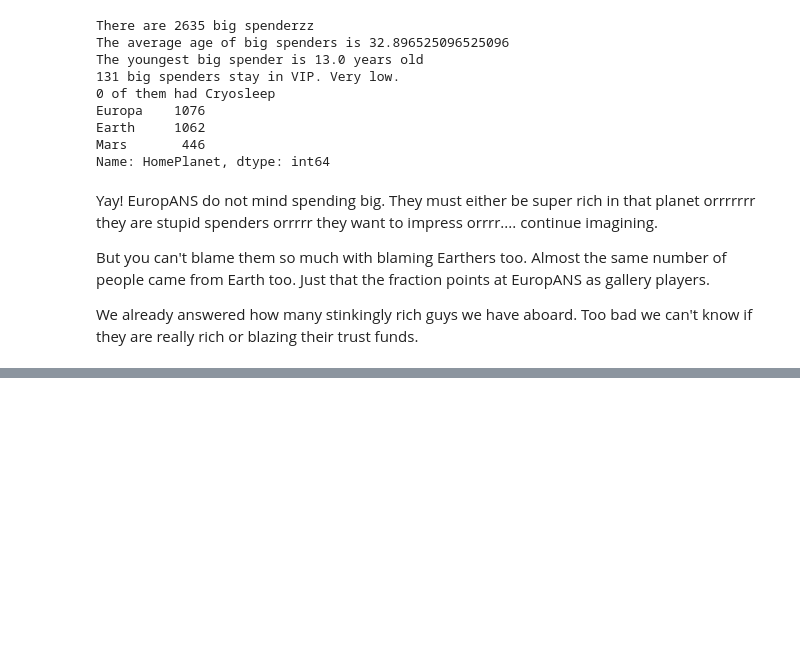
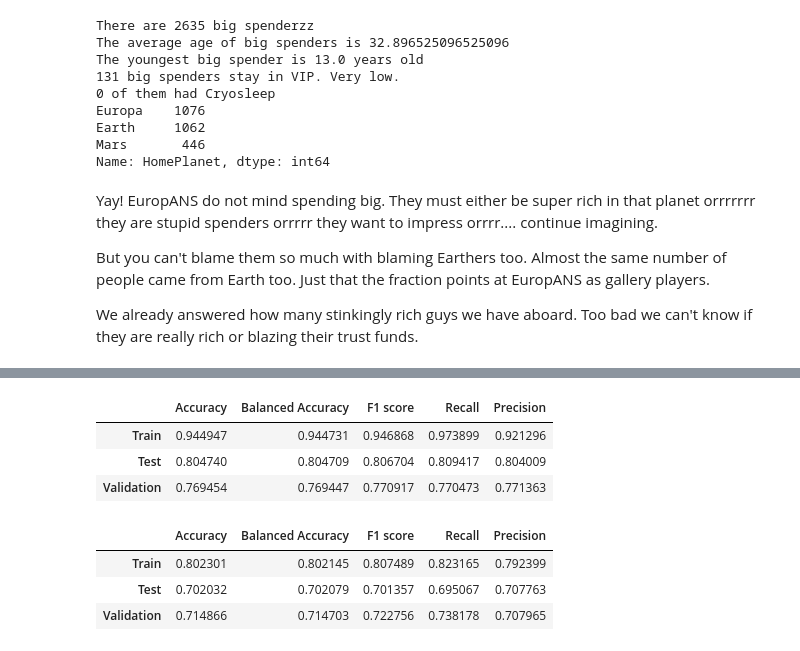
Before and after one commit to TosinPhillip/Spaceship-Titanic-EDA, a Jupyter notebook: Titanic.ipynb, the cells around one changed output, grey strips where cells are left out. Saved outputs shown, nothing was run; the diff lists cells and outputs as text; code cells hidden in the pictures; blank space fills up the shorter version.

```diff
--- a/Titanic.ipynb
+++ b/Titanic.ipynb
@@ -527,0 +690,27 @@ We already answered how many stinkingly rich guys we have aboard. Too bad we can
+# %%
+rfc = RandomForestClassifier()
+rfc.fit(X_train, y_train)
+
+assess(rfc)
+# %% [output]
+|  | Accuracy | Balanced Accuracy | F1 score | Recall | Precision |
+| Train | 0.944947 | 0.944731 | 0.946868 | 0.973899 | 0.921296 |
+| Test | 0.804740 | 0.804709 | 0.806704 | 0.809417 | 0.804009 |
+| Validation | 0.769454 | 0.769447 | 0.770917 | 0.770473 | 0.771363 |
+# %%
+sc = StackingClassifier(
+    [('lsvc', lsvc),
+     ('dtc', dtc),
+     ('rfc', rfc)],
+    final_estimator=etc,
+    n_jobs=-1
+)
+
+sc.fit(X_train, y_train)
+
+assess(sc)
+# %% [output]
+|  | Accuracy | Balanced Accuracy | F1 score | Recall | Precision |
+| Train | 0.802301 | 0.802145 | 0.807489 | 0.823165 | 0.792399 |
+| Test | 0.702032 | 0.702079 | 0.701357 | 0.695067 | 0.707763 |
+| Validation | 0.714866 | 0.714703 | 0.722756 | 0.738178 | 0.707965 |
```
Also changed, not shown: parts of 18 cells of this notebook.
